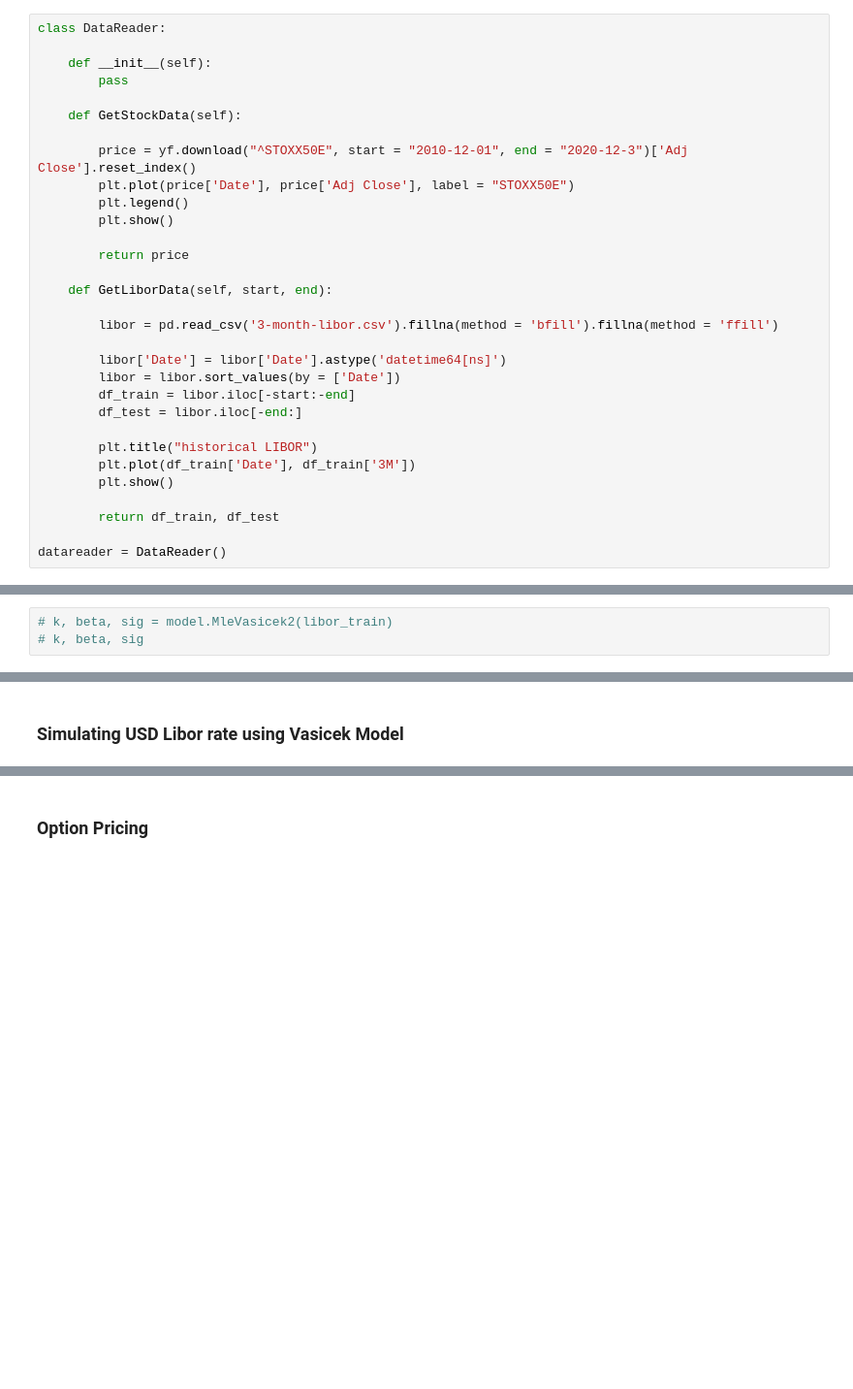
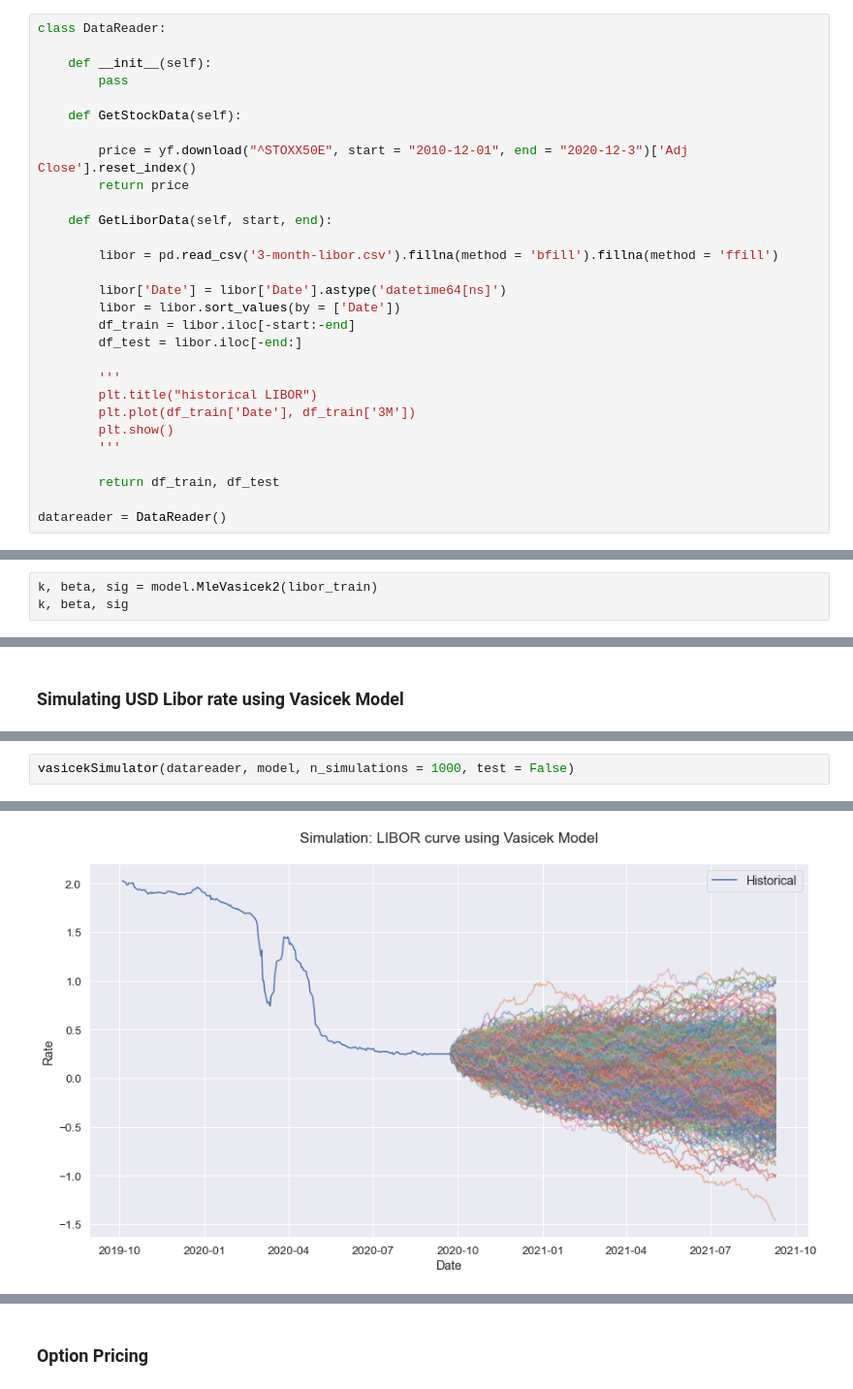
Before and after one commit to abhishekprog0/StructuredPricingEngine, a Jupyter notebook: Structured & Hybrid Project 2020.ipynb, the cells around one changed output, grey strips where cells are left out. Shown: that part at 97% size. Cells and saved outputs as stored; diff of their text form; blank space fills up the shorter version.

```diff
--- a/Structured & Hybrid Project 2020.ipynb
+++ b/Structured & Hybrid Project 2020.ipynb
@@ -49,10 +49,6 @@ class DataReader:
     def GetStockData(self):
 
         price = yf.download("^STOXX50E", start = "2010-12-01", end = "2020-12-3")['Adj Close'].reset_index()
-        plt.plot(price['Date'], price['Adj Close'], label = "STOXX50E")
-        plt.legend()
-        plt.show()
-
         return price
 
     def GetLiborData(self, start, end):
@@ -64,9 +60,11 @@ class DataReader:
         df_train = libor.iloc[-start:-end]
         df_test = libor.iloc[-end:]
 
+        '''
         plt.title("historical LIBOR")
         plt.plot(df_train['Date'], df_train['3M'])
         plt.show()
+        '''
 
         return df_train, df_test
 
@@ -288,5 +296,5 @@ sigma:  -0.02271603178502923
 # %% [markdown]
 #### Method 2 (Paper Reference 2)
 # %%
-# k, beta, sig = model.MleVasicek2(libor_train)
-# k, beta, sig
+k, beta, sig = model.MleVasicek2(libor_train)
+k, beta, sig
@@ -311,0 +353,3 @@ plt.show()
+# %%
+vasicekSimulator(datareader, model, n_simulations = 1000, test = False)
+# %% [output]
@@ -311,0 +360 @@ plt.show()
+[figure, added]
```
Also changed, not shown: parts of 13 cells of this notebook.
